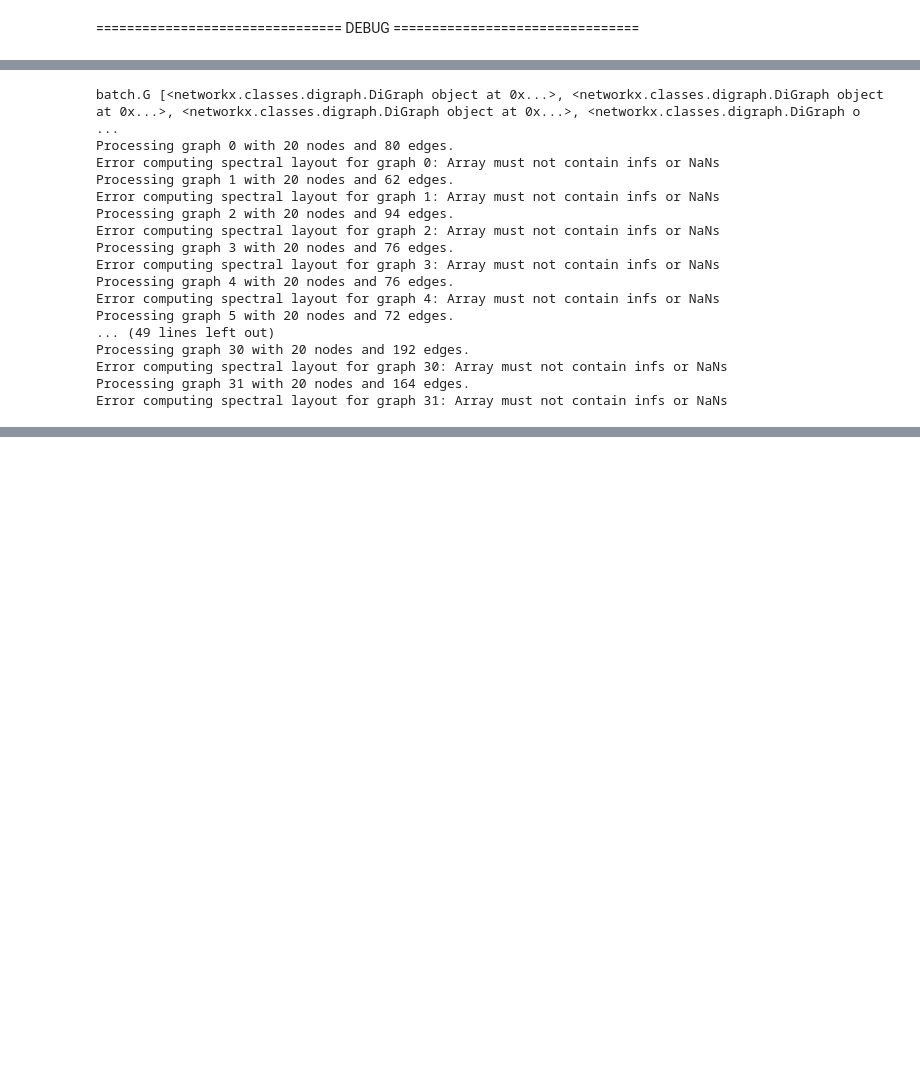
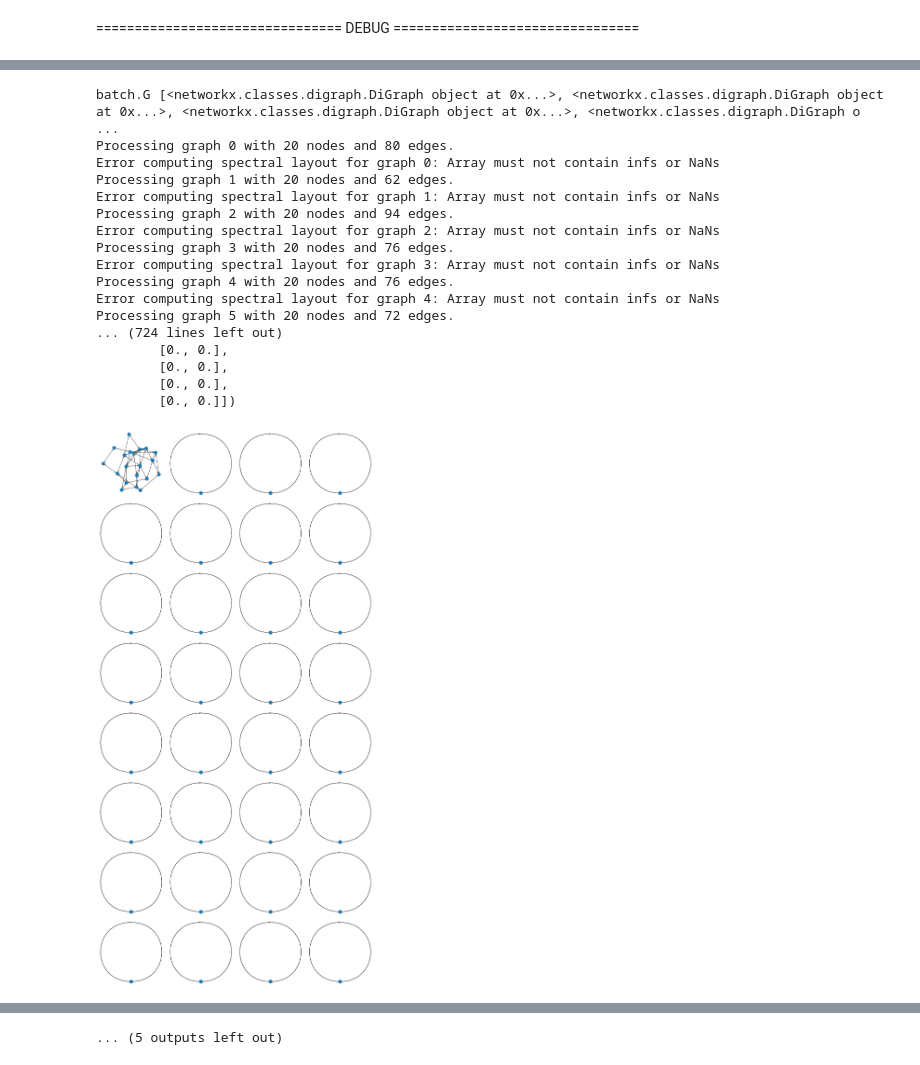
Before and after one commit to mlyann/DeepGD, a Jupyter notebook: deepgd_demo.ipynb, the cells around one changed output, grey strips where cells are left out. Drawn from its saved outputs; the diff is of its cells as text; code cells hidden in the pictures; blank space fills up the shorter version.

```diff
--- a/deepgd_demo.ipynb
+++ b/deepgd_demo.ipynb
@@ -95,7 +95,7 @@ import networkx as nx
 def generate_init_pos(batch):
     # pos = torch.rand_like(batch.pos)
     print("batch.G",batch.G)
-    combined_graph = batch.G[0]
+    combined_graph = batch.G[4]
     # Combine each subsequent graph
     for g in batch.G[1:]:
         combined_graph = nx.disjoint_union(combined_graph, g)
@@ -205,29 +258,3 @@ for epoch in range(0):
         print(f'[Epoch {epoch}] Val Loss: {np.mean(losses)}')
 # %% [markdown]
 ================================ DEBUG ================================
-# %%
-with torch.no_grad():
-    model.eval()
-    losses = []
-    for batch in tqdm(test_loader, disable=True):
-        print(batch)
-        batch = batch.to(device)
-
-        # print("Batch size:", batch.batch.size())
-        # print("perm index shape:", batch.perm_index.shape)
-        # print("apsp_attr shape:", batch.apsp_attr.shape)
-
-
-        loss = 0
-        for c, w in criteria.items():
-
-            pred = model(
-                init_pos=generate_init_pos(batch),
-                edge_index=batch.perm_index,
-                edge_attr=get_edge_features(batch.apsp_attr),
-                batch_index=batch.batch,
-            )
-            pos = rescale_by_stress(pred, batch.apsp_attr, batch.perm_index, batch.batch)
-            loss += w * c(pos, batch.perm_index, batch.apsp_attr, batch.batch)
-        losses.append(loss.item())
-    print(f'Test Loss: {np.mean(losses)}')
@@ -367,8 +301,6 @@ def visualize_graph_v2(batch, perm_index, apsp_attr, pos=None):
     return batch.G[0]
 
 
-
-# Testing the modificatio n inside the main loop
 with torch.no_grad():
     model.eval()
     losses = []
@@ -378,36 +310,37 @@ with torch.no_grad():
 
         loss = 0
         for c, w in criteria.items():
             pred = model(
                 init_pos=generate_init_pos(batch),
                 edge_index=batch.perm_index,
                 edge_attr=get_edge_features(batch.apsp_attr),
                 batch_index=batch.batch,
             )
             pos = rescale_by_stress(pred, batch.apsp_attr, batch.perm_index, batch.batch)
             loss += w * c(pos, batch.perm_index, batch.apsp_attr, batch.batch)
 
-        break
+
         losses.append(loss.item())
 
         visualize_graph_v2(batch, batch.perm_index.cpu().numpy(), batch.apsp_attr.cpu().numpy(), pred)
 
     print(f'Test Loss: {np.mean(losses)}')
 # %% [output]
 batch.G [<networkx.classes.digraph.DiGraph object at 0x...>, <networkx.classes.digraph.DiGraph object at 0x...>, <networkx.classes.digraph.DiGraph object at 0x...>, <networkx.classes.digraph.DiGraph o ...
 Processing graph 0 with 20 nodes and 80 edges.
 Error computing spectral layout for graph 0: Array must not contain infs or NaNs
 Processing graph 1 with 20 nodes and 62 edges.
 Error computing spectral layout for graph 1: Array must not contain infs or NaNs
 Processing graph 2 with 20 nodes and 94 edges.
 Error computing spectral layout for graph 2: Array must not contain infs or NaNs
 Processing graph 3 with 20 nodes and 76 edges.
 Error computing spectral layout for graph 3: Array must not contain infs or NaNs
 Processing graph 4 with 20 nodes and 76 edges.
 Error computing spectral layout for graph 4: Array must not contain infs or NaNs
 Processing graph 5 with 20 nodes and 72 edges.
-... (49 lines left out)
-Processing graph 30 with 20 nodes and 192 edges.
-Error computing spectral layout for graph 30: Array must not contain infs or NaNs
-Processing graph 31 with 20 nodes and 164 edges.
-Error computing spectral layout for graph 31: Array must not contain infs or NaNs
+... (724 lines left out)
+        [0., 0.],
+        [0., 0.],
+        [0., 0.],
+        [0., 0.]])
+[figure, added]
@@ -414,0 +437 @@ TypeError: rescale_by_stress() got an unexpected keyword argument 'batch_index'
+... (5 outputs left out)
```
Also changed, not shown: parts of 4 cells of this notebook.
